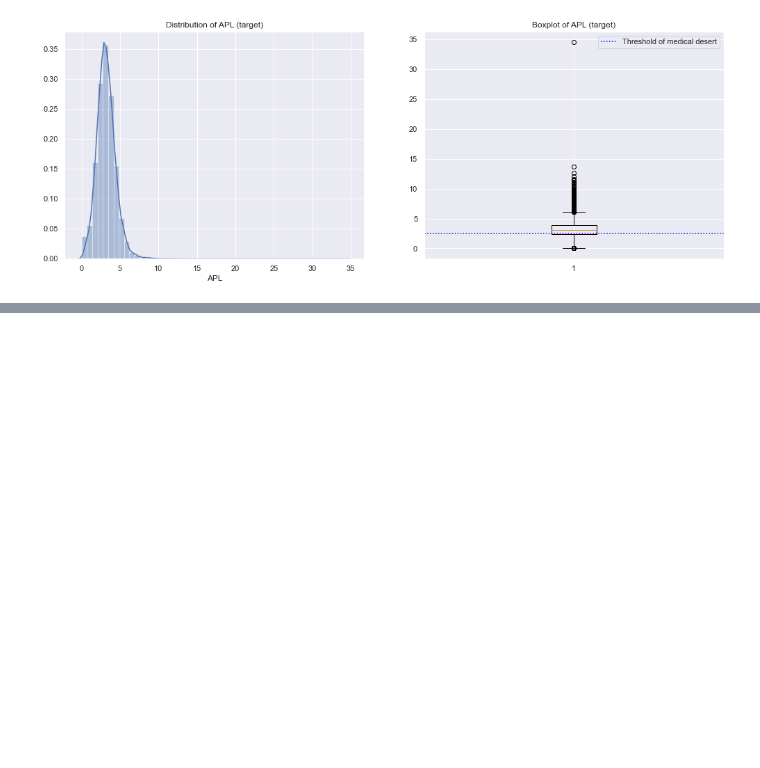
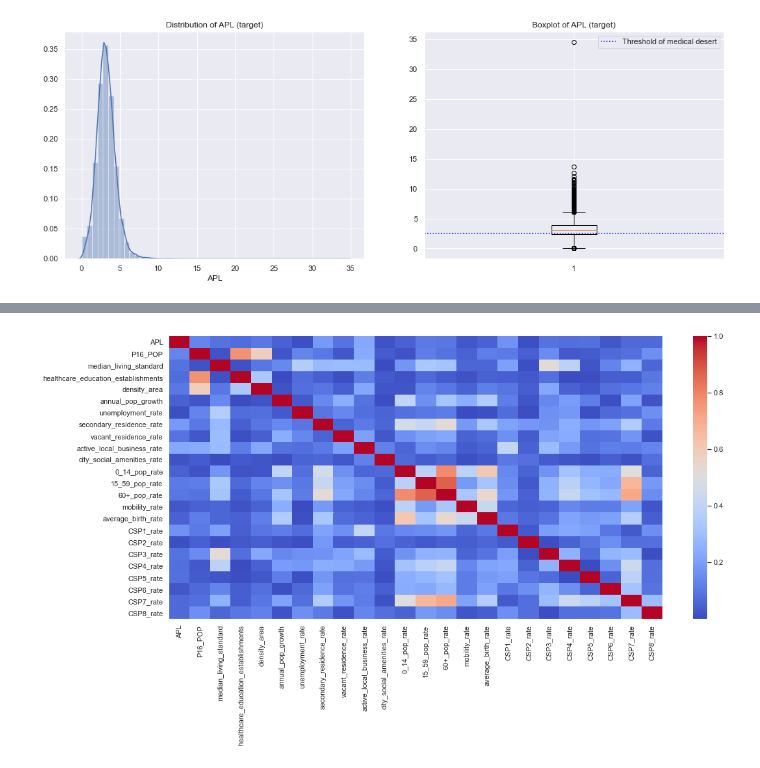
Before and after one commit to LudivineLacour/predict-medical-desert, a Jupyter notebook: code/exploratory_data_analysis.ipynb, the cells around one changed output, grey strips where cells are left out. Drawn from its saved outputs; the diff is of its cells as text; code cells hidden in the pictures; blank space fills up the shorter version.

```diff
--- a/code/exploratory_data_analysis.ipynb
+++ b/code/exploratory_data_analysis.ipynb
@@ -95,0 +98,6 @@ df[df.APL<2.5]
+# %%
+plt.figure(figsize=(17,8))
+sns.heatmap(abs(df.corr()), cmap='coolwarm')
+plt.show()
+# %% [output]
+[figure, added]
```
Also changed, not shown: parts of 15 cells of this notebook.
